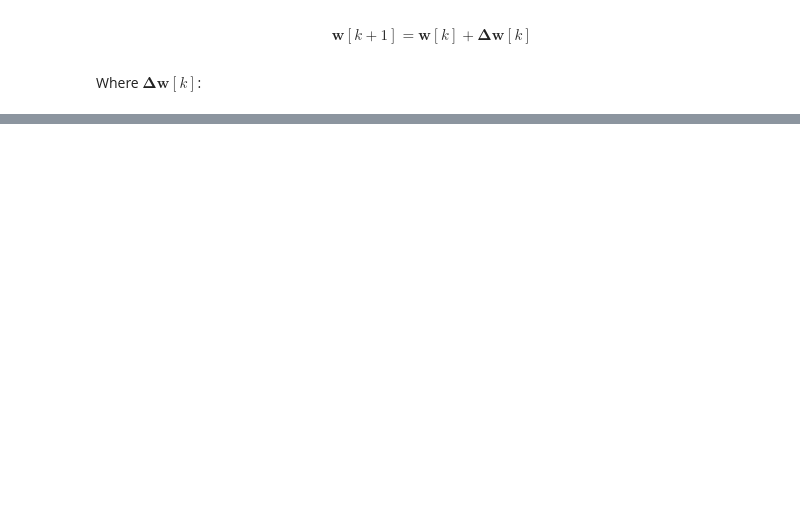
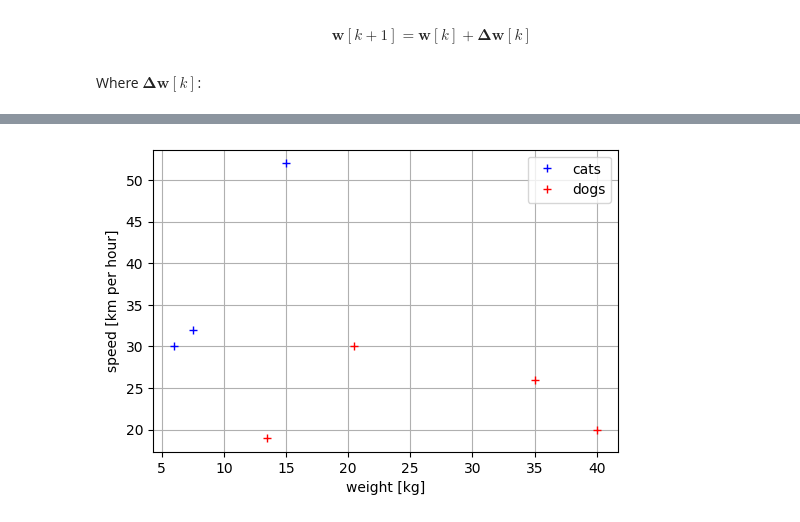
Before and after one commit to CVUT-FS-12110/Python-for-Scientific-Computations-and-Control, a Jupyter notebook: courses/ai/perceptron.ipynb, the cells around one changed output, grey strips where cells are left out. Saved outputs shown, nothing was run; the diff lists cells and outputs as text; code cells hidden in the pictures; blank space fills up the shorter version.

```diff
--- a/courses/ai/perceptron.ipynb
+++ b/courses/ai/perceptron.ipynb
@@ -121,0 +124,26 @@ array([[ 1.2],
+# %%
+dogs = {
+    "weight": [20.5, 35., 40., 13.5],
+    "speed": [30., 26., 20., 19.],
+    "isdog": [True, True, True, True],
+}
+cats = {
+    "weight": [7.5, 6.0, 15.0],
+    "speed": [32., 30., 52.0],
+    "isdog": [False, False, False]
+}
+df = pd.concat([pd.DataFrame(dogs), pd.DataFrame(cats)]).reset_index(drop=True)
+# %%
+plt.figure(dpi=100)
+for isdog, group in df.groupby("isdog"):
+    l = "dogs" if isdog else "cats"
+    marker = "r+" if isdog else "b+"
+    plt.plot(group["weight"].values, group["speed"].values,
+             marker, label = l)
+plt.xlabel("weight [kg]")
+plt.ylabel("speed [km per hour]")
+plt.legend()
+plt.grid()
+plt.show()
+# %% [output]
+[figure, added]
```
Also changed, not shown: parts of 45 cells of this notebook.
